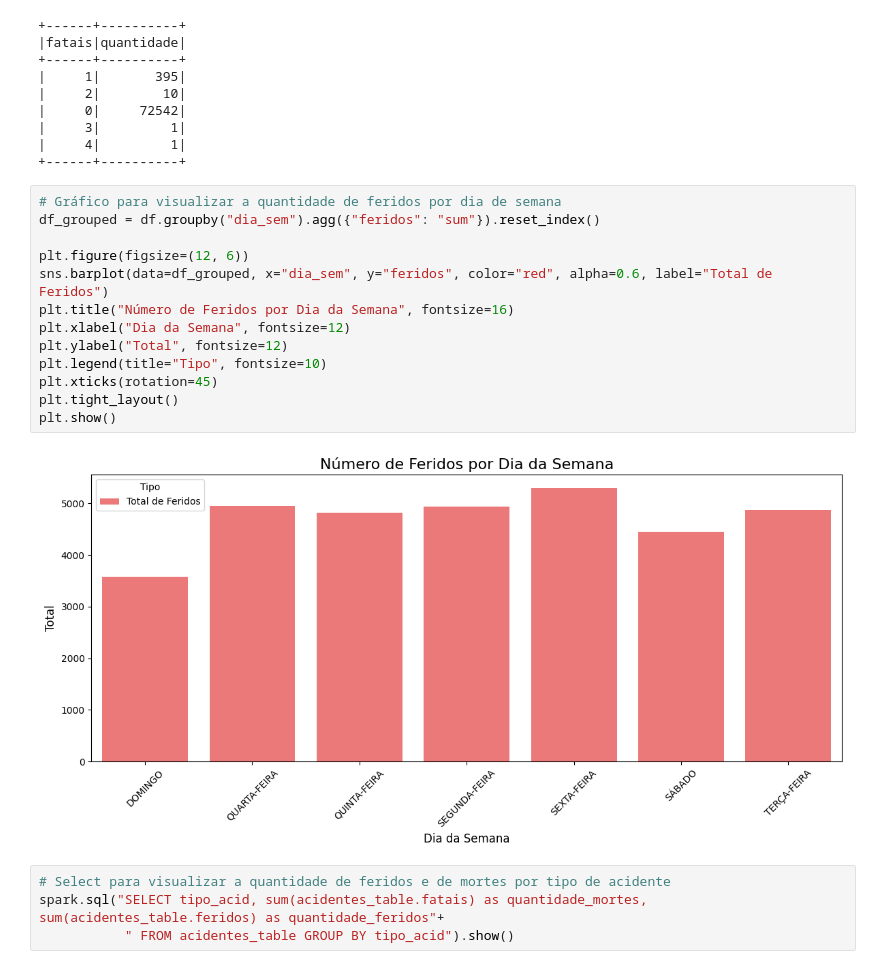
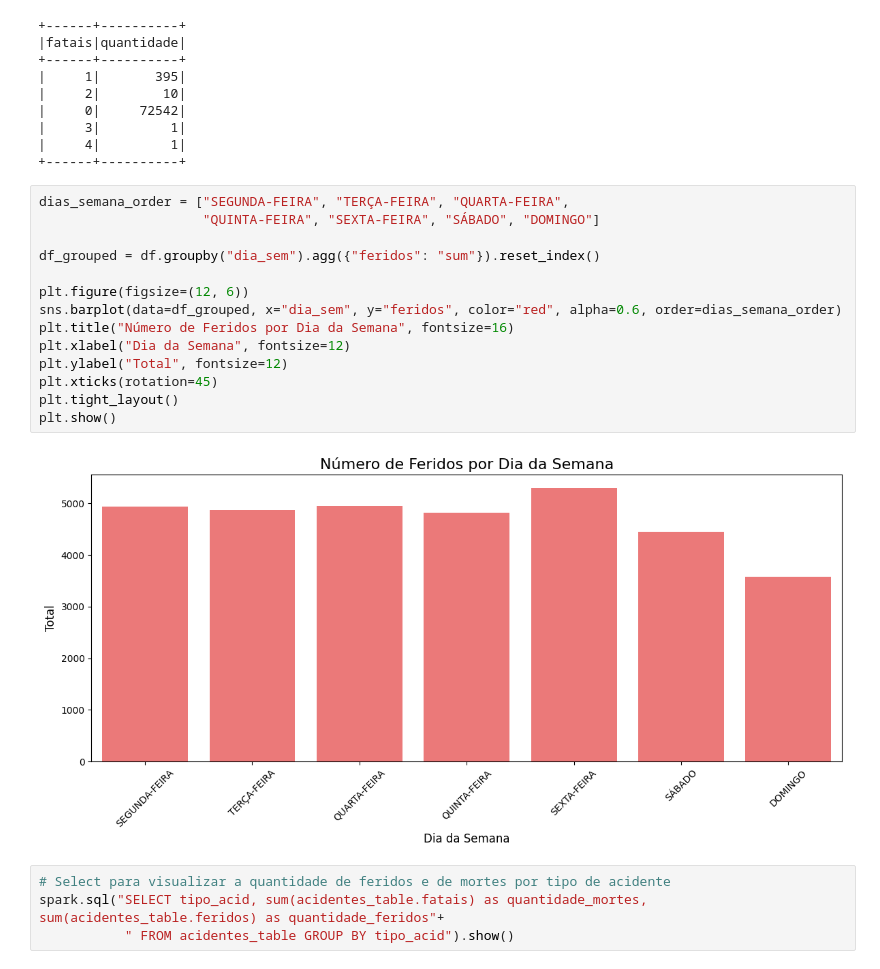
Before and after one commit to IgorCassolli/trabalho-pyspark, a Jupyter notebook: app.ipynb, the cells around one changed output. Cells and saved outputs as stored; diff of their text form.

```diff
--- a/app.ipynb
+++ b/app.ipynb
@@ -165,20 +137,21 @@ spark.sql("SELECT fatais, count(acidentes_table.idacidente) as quantidade FROM a
 |     4|         1|
 +------+----------+
 # %%
-# Gráfico para visualizar a quantidade de feridos por dia de semana
+dias_semana_order = ["SEGUNDA-FEIRA", "TERÇA-FEIRA", "QUARTA-FEIRA",
+                     "QUINTA-FEIRA", "SEXTA-FEIRA", "SÁBADO", "DOMINGO"]
+
 df_grouped = df.groupby("dia_sem").agg({"feridos": "sum"}).reset_index()
 
 plt.figure(figsize=(12, 6))
-sns.barplot(data=df_grouped, x="dia_sem", y="feridos", color="red", alpha=0.6, label="Total de Feridos")
+sns.barplot(data=df_grouped, x="dia_sem", y="feridos", color="red", alpha=0.6, order=dias_semana_order)
 plt.title("Número de Feridos por Dia da Semana", fontsize=16)
 plt.xlabel("Dia da Semana", fontsize=12)
 plt.ylabel("Total", fontsize=12)
-plt.legend(title="Tipo", fontsize=10)
 plt.xticks(rotation=45)
 plt.tight_layout()
 plt.show()
 # %% [output]
-[figure, old version]
+[figure, new version]
 # %%
 # Select para visualizar a quantidade de feridos e de mortes por tipo de acidente
 spark.sql("SELECT tipo_acid, sum(acidentes_table.fatais) as quantidade_mortes, sum(acidentes_table.feridos) as quantidade_feridos"+
```
Also changed, not shown: parts of 28 cells of this notebook, 3 other files.
